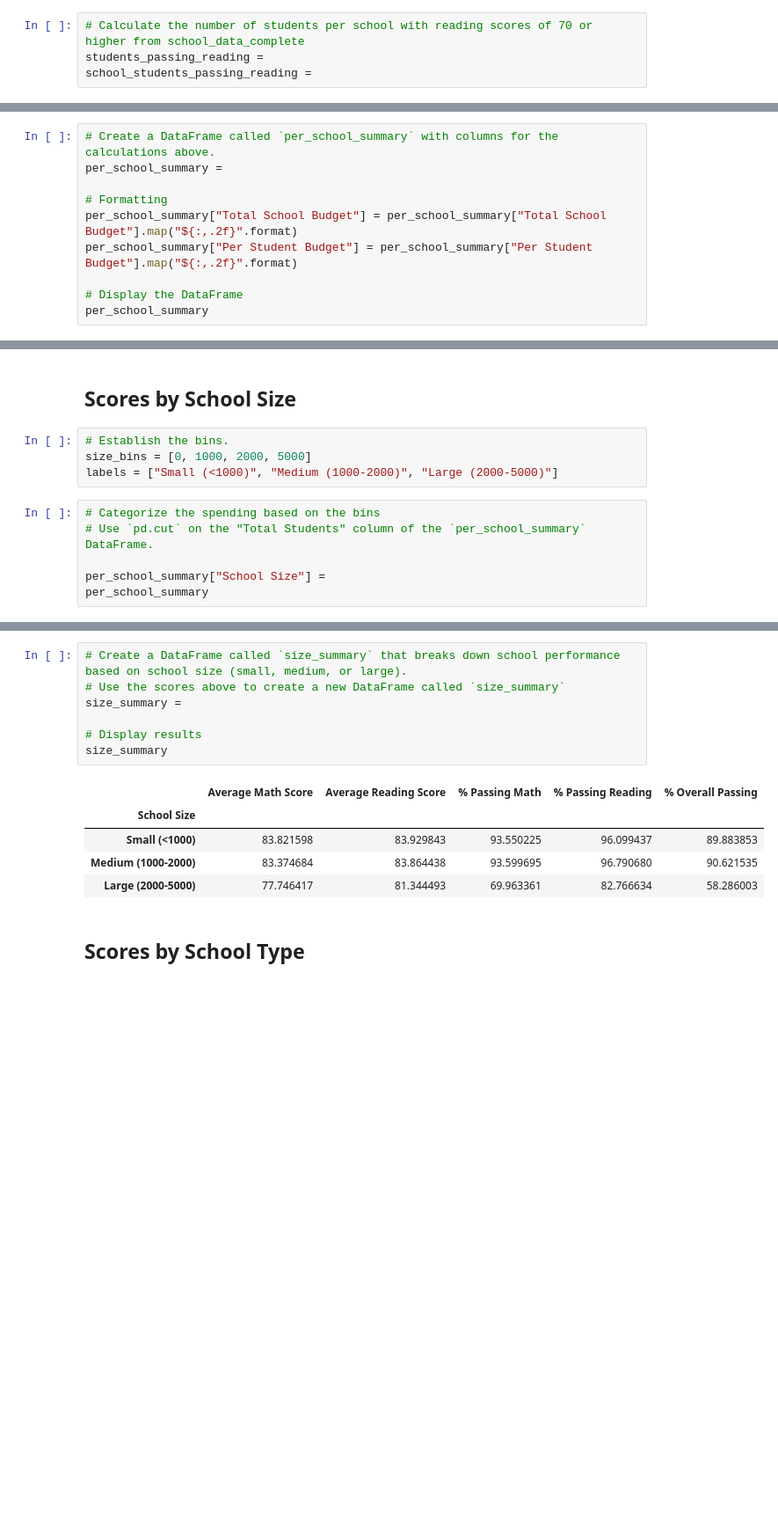
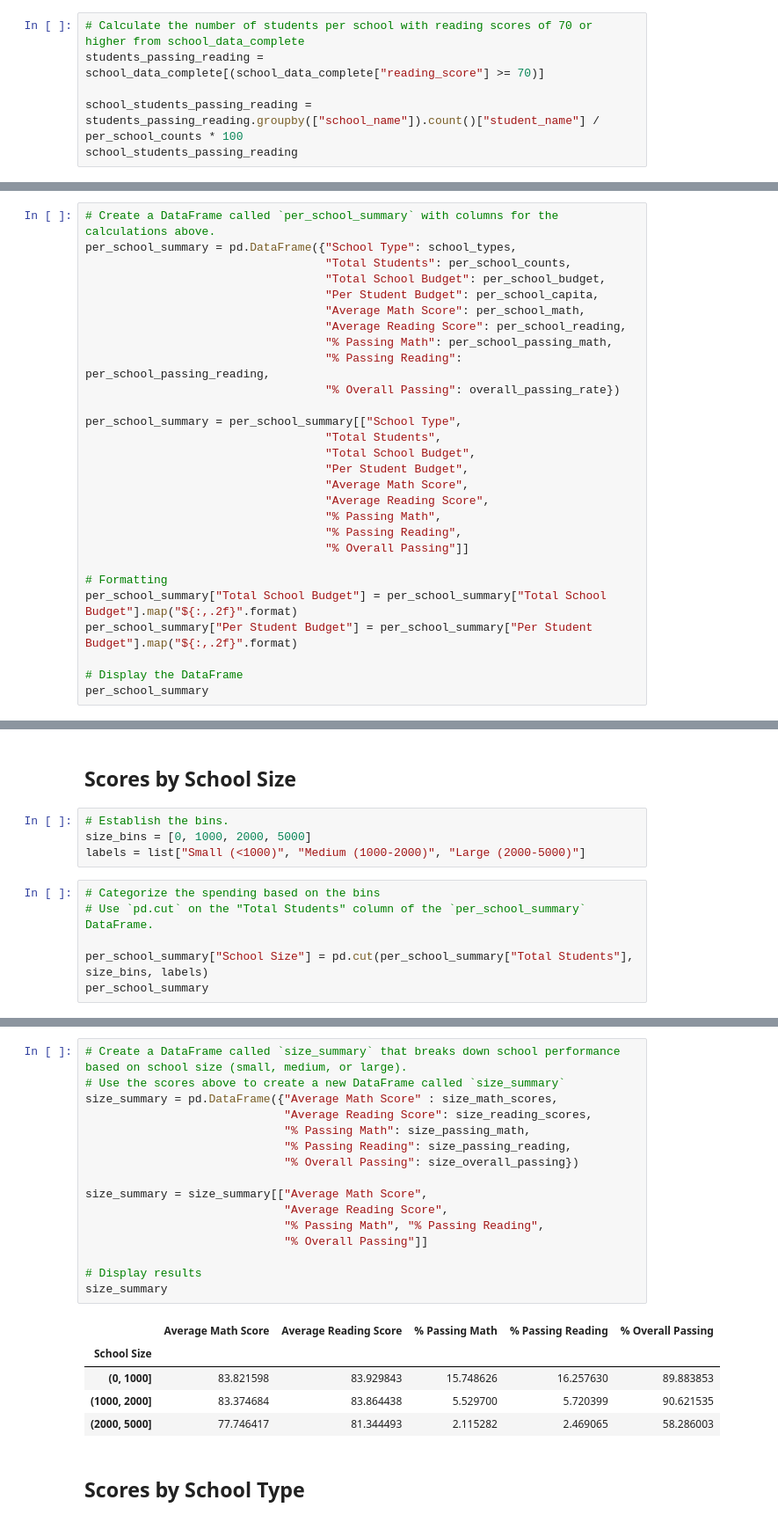
Before and after one commit to w7negreiros/pandas_challenge_2024, a Jupyter notebook: PyCitySchools/PyCitySchools_starter.ipynb, the cells around one changed output, grey strips where cells are left out. Shown at 88% size. Cells and saved outputs as stored; diff of their text form; blank space fills up the shorter version.

```diff
--- a/PyCitySchools/PyCitySchools_starter.ipynb
+++ b/PyCitySchools/PyCitySchools_starter.ipynb
@@ -124,4 +261,6 @@ school_students_passing_math =
 # %%
 # Calculate the number of students per school with reading scores of 70 or higher from school_data_complete
-students_passing_reading =
-school_students_passing_reading =
+students_passing_reading = school_data_complete[(school_data_complete["reading_score"] >= 70)]
+
+school_students_passing_reading = students_passing_reading.groupby(["school_name"]).count()["student_name"] / per_school_counts * 100
+school_students_passing_reading
@@ -139,6 +334,24 @@ overall_passing_rate = school_students_passing_math_and_reading / per_school_cou
 # %%
 # Create a DataFrame called `per_school_summary` with columns for the calculations above.
-per_school_summary =
+per_school_summary = pd.DataFrame({"School Type": school_types,
+                                   "Total Students": per_school_counts,
+                                   "Total School Budget": per_school_budget,
+                                   "Per Student Budget": per_school_capita,
+                                   "Average Math Score": per_school_math,
+                                   "Average Reading Score": per_school_reading,
+                                   "% Passing Math": per_school_passing_math,
+                                   "% Passing Reading": per_school_passing_reading,
+                                   "% Overall Passing": overall_passing_rate})
+
+per_school_summary = per_school_summary[["School Type",
+                                   "Total Students",
+                                   "Total School Budget",
+                                   "Per Student Budget",
+                                   "Average Math Score",
+                                   "Average Reading Score",
+                                   "% Passing Math",
+                                   "% Passing Reading",
+                                   "% Overall Passing"]]
 
 # Formatting
 per_school_summary["Total School Budget"] = per_school_summary["Total School Budget"].map("${:,.2f}".format)
@@ -325,12 +566,12 @@ spending_summary
 # %%
 # Establish the bins.
 size_bins = [0, 1000, 2000, 5000]
-labels = ["Small (<1000)", "Medium (1000-2000)", "Large (2000-5000)"]
+labels = list["Small (<1000)", "Medium (1000-2000)", "Large (2000-5000)"]
 # %%
 # Categorize the spending based on the bins
 # Use `pd.cut` on the "Total Students" column of the `per_school_summary` DataFrame.
 
-per_school_summary["School Size"] =
+per_school_summary["School Size"] = pd.cut(per_school_summary["Total Students"], size_bins, labels)
 per_school_summary
 # %% [output]
 |  | School Type | Total Students | Total School Budget | Per Student Budget | Average Math Score | ... |
@@ -359,16 +608,25 @@ size_overall_passing = per_school_summary.groupby(["School Size"])["% Overall Pa
 # %%
 # Create a DataFrame called `size_summary` that breaks down school performance based on school size (small, medium, or large).
 # Use the scores above to create a new DataFrame called `size_summary`
-size_summary =
+size_summary = pd.DataFrame({"Average Math Score" : size_math_scores,
+                             "Average Reading Score": size_reading_scores,
+                             "% Passing Math": size_passing_math,
+                             "% Passing Reading": size_passing_reading,
+                             "% Overall Passing": size_overall_passing})
+
+size_summary = size_summary[["Average Math Score",
+                             "Average Reading Score",
+                             "% Passing Math", "% Passing Reading",
+                             "% Overall Passing"]]
 
 # Display results
 size_summary
 # %% [output]
 |  | Average Math Score | Average Reading Score | % Passing Math | % Passing Reading | % Overall Passing |
 | School Size |  |  |  |  |  |
-| Small (<1000) | 83.821598 | 83.929843 | 93.550225 | 96.099437 | 89.883853 |
-| Medium (1000-2000) | 83.374684 | 83.864438 | 93.599695 | 96.790680 | 90.621535 |
-| Large (2000-5000) | 77.746417 | 81.344493 | 69.963361 | 82.766634 | 58.286003 |
+| (0, 1000] | 83.821598 | 83.929843 | 15.748626 | 16.257630 | 89.883853 |
+| (1000, 2000] | 83.374684 | 83.864438 | 5.529700 | 5.720399 | 90.621535 |
+| (2000, 5000] | 77.746417 | 81.344493 | 2.115282 | 2.469065 | 58.286003 |
 # %% [markdown]
 ## Scores by School Type
 # %%
```
Also changed, not shown: parts of 24 cells of this notebook.
